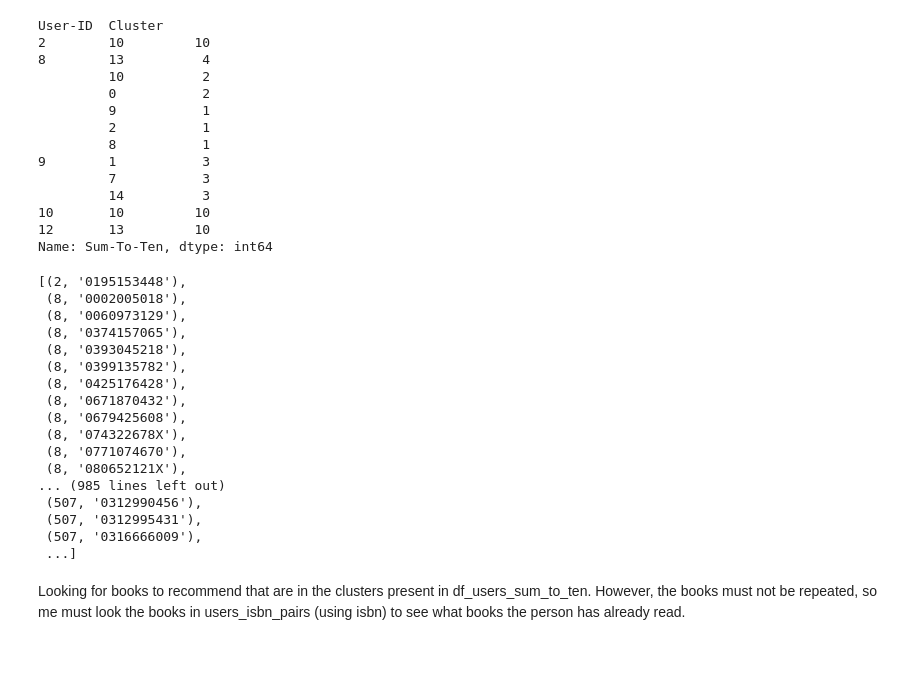
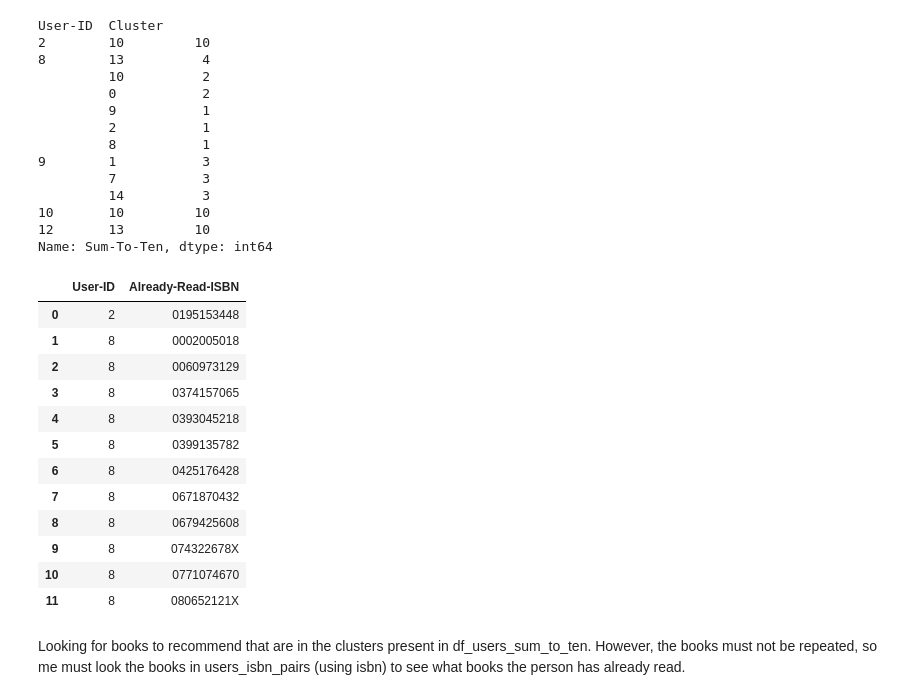
Before and after one commit to Samirnunes/data-science, a Jupyter notebook: machine_learning/book_recommendation/system.ipynb, the cells around one changed output. Drawn from its saved outputs; the diff is of its cells as text; code cells hidden in the pictures; blank space fills up the shorter version.

Commit message:
update users_isbn_pairs to dataframe

```diff
--- a/machine_learning/book_recommendation/system.ipynb
+++ b/machine_learning/book_recommendation/system.ipynb
@@ -438,25 +438,21 @@ User-ID  Cluster
 12       13         10
 Name: Sum-To-Ten, dtype: int64
 # %%
-users_isbn_pairs = df_users_read_books.index.to_list()
-users_isbn_pairs
+df_users_isbn_pairs = pd.DataFrame(df_users_read_books.index.to_list(), columns=["User-ID", "Already-Read-ISBN"])
+df_users_isbn_pairs.head(12)
 # %% [output]
-[(2, '0195153448'),
- (8, '0002005018'),
- (8, '0060973129'),
- (8, '0374157065'),
- (8, '0393045218'),
- (8, '0399135782'),
- (8, '0425176428'),
- (8, '0671870432'),
- (8, '0679425608'),
- (8, '074322678X'),
- (8, '0771074670'),
- (8, '080652121X'),
-... (985 lines left out)
- (507, '0312990456'),
- (507, '0312995431'),
- (507, '0316666009'),
- ...]
+|  | User-ID | Already-Read-ISBN |
+| 0 | 2 | 0195153448 |
+| 1 | 8 | 0002005018 |
+| 2 | 8 | 0060973129 |
+| 3 | 8 | 0374157065 |
+| 4 | 8 | 0393045218 |
+| 5 | 8 | 0399135782 |
+| 6 | 8 | 0425176428 |
+| 7 | 8 | 0671870432 |
+| 8 | 8 | 0679425608 |
+| 9 | 8 | 074322678X |
+| 10 | 8 | 0771074670 |
+| 11 | 8 | 080652121X |
 # %% [markdown]
 Looking for books to recommend that are in the clusters present in df_users_sum_to_ten. However, the books must not be repeated, so me must look the books in users_isbn_pairs (using isbn) to see what books the person has already read.
```
Also changed, not shown: parts of 4 cells of this notebook.
